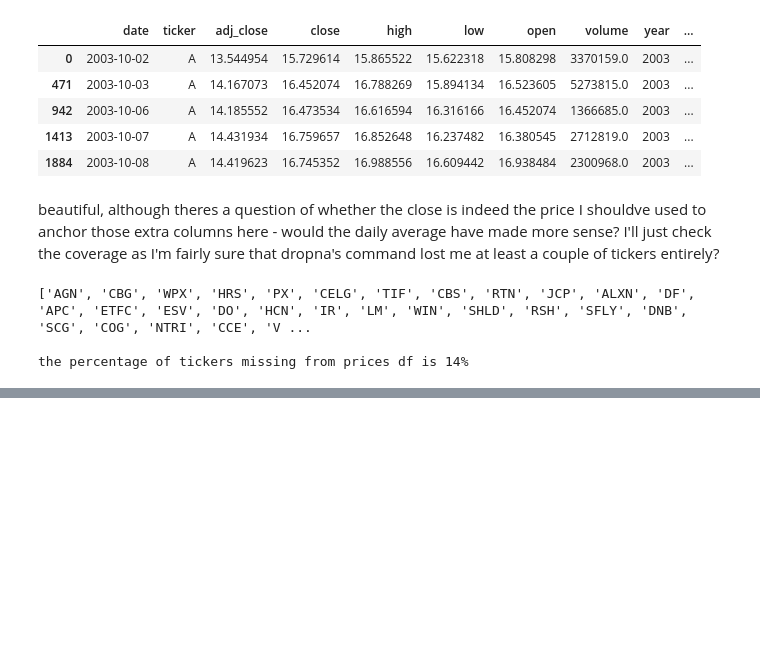
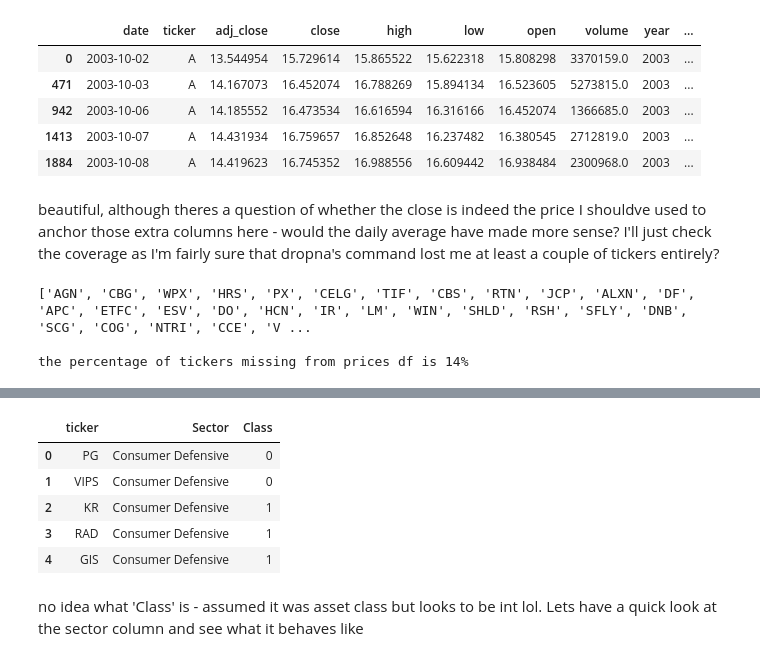
Before and after one commit to JohnStokes228/stock_data_analysis, a Jupyter notebook: data_engineering.ipynb, the cells around one changed output, grey strips where cells are left out. Saved outputs shown, nothing was run; the diff lists cells and outputs as text; code cells hidden in the pictures; blank space fills up the shorter version.

Commit message:
added interaction with a kaggle API dataset for gathering ticker sector information. also added a random line of code half way up which does very little

```diff
--- a/data_engineering.ipynb
+++ b/data_engineering.ipynb
@@ -137,0 +165,21 @@ cock - we've lost 14% of the tickers. I guess this cant be avoided though so ack
+# %%
+api = KaggleApi()
+api.authenticate()
+
+api.dataset_download_files('cnic92/200-financial-indicators-of-us-stocks-20142018', path='data/kaggle_download', unzip=True)
+
+kaggle_df = pd.concat([pd.read_csv(f'data/kaggle_download/{file}') for file in os.listdir('data/kaggle_download')])
+kaggle_df.rename(columns={'Unnamed: 0': 'ticker'}, inplace=True)
+kaggle_df = kaggle_df[['ticker', 'Sector', 'Class']].drop_duplicates()
+
+kaggle_df.to_csv('data/kaggle_sector_data.csv', index=False)
+kaggle_df.head()
+# %% [output]
+|  | ticker | Sector | Class |
+| 0 | PG | Consumer Defensive | 0 |
+| 1 | VIPS | Consumer Defensive | 0 |
+| 2 | KR | Consumer Defensive | 1 |
+| 3 | RAD | Consumer Defensive | 1 |
+| 4 | GIS | Consumer Defensive | 1 |
+# %% [markdown]
+no idea what 'Class' is - assumed it was asset class but looks to be int lol. Lets have a quick look at the sector column and see what it behaves like
```
Also changed, not shown: parts of 6 cells of this notebook, 1 other file.
